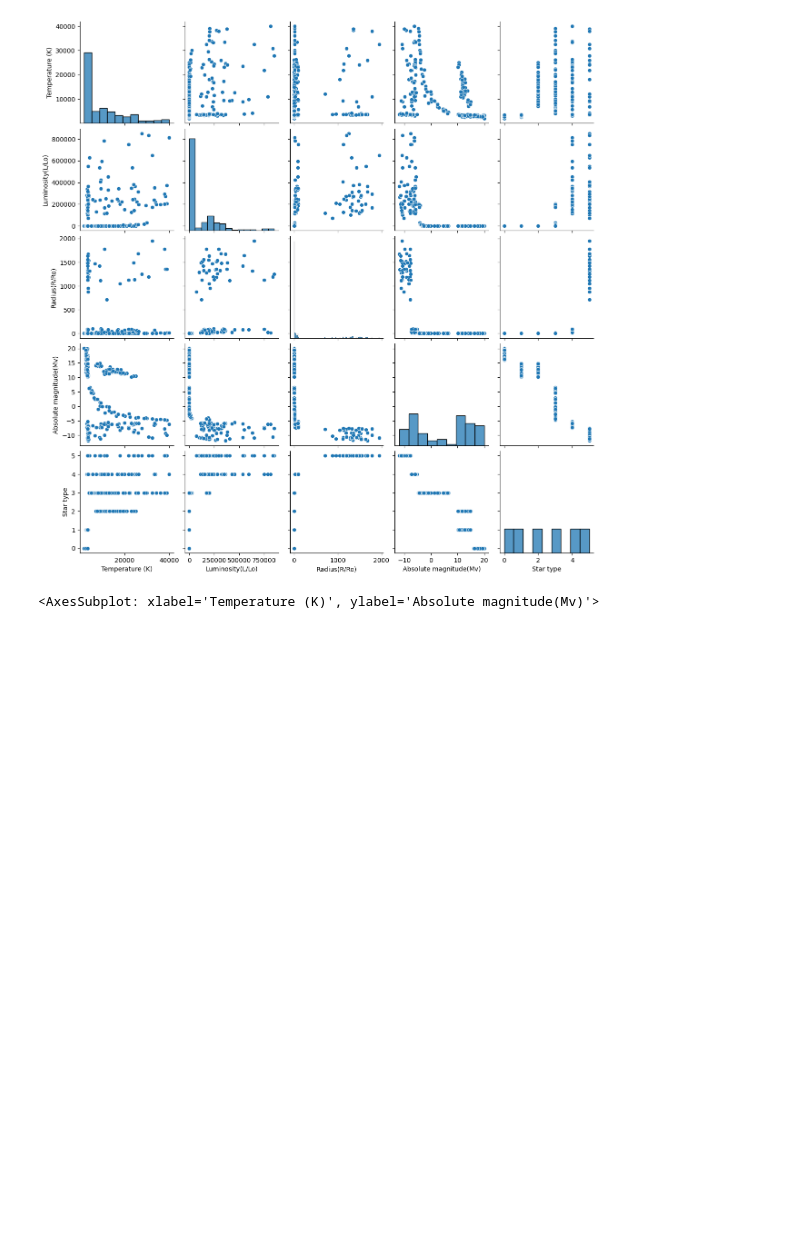
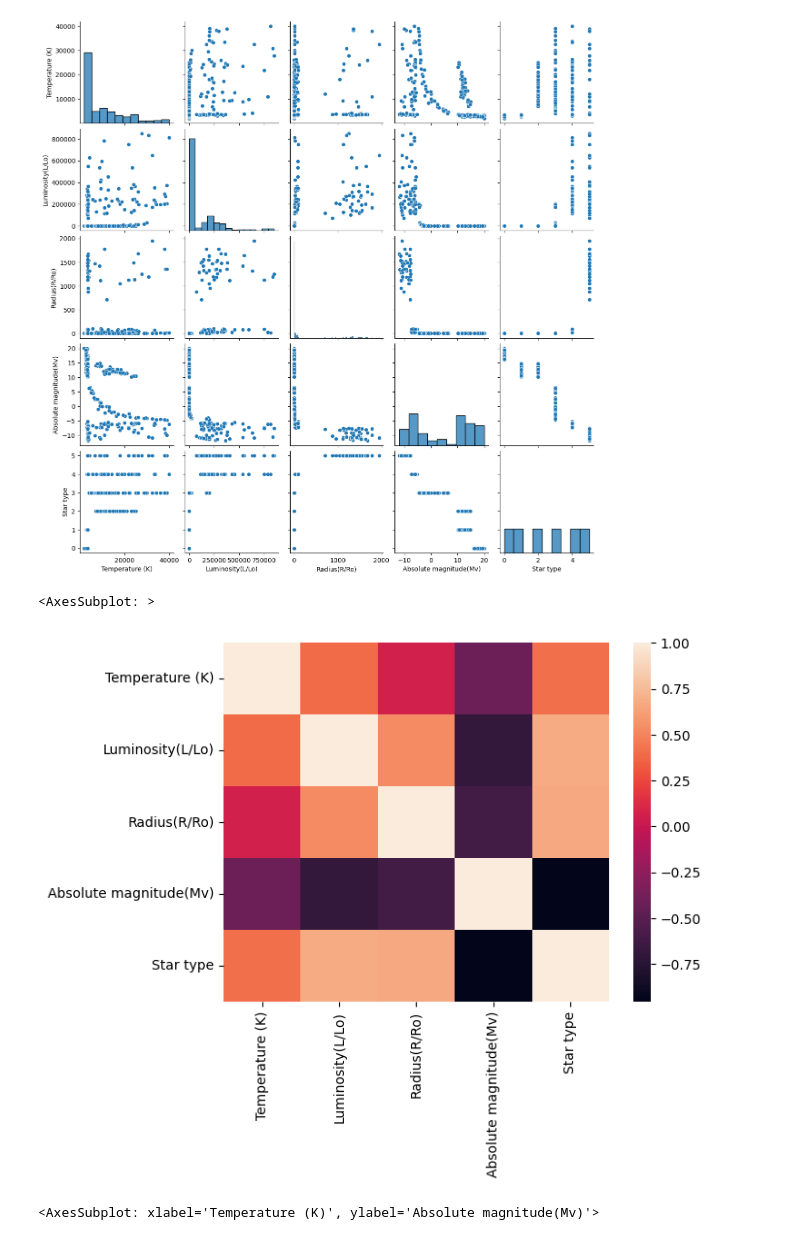
Before and after one commit to iTerminatorX/Stars, a Jupyter notebook: main.ipynb, the cells around one changed output. Saved outputs shown, nothing was run; the diff lists cells and outputs as text; code cells hidden in the pictures; blank space fills up the shorter version.

```diff
--- a/main.ipynb
+++ b/main.ipynb
@@ -56,6 +56,12 @@ sns.pairplot(data=df)
 # %% [output]
 <seaborn.axisgrid.PairGrid at 0x...>
 [figure]
+# %%
+corr_matrix = df.corr()
+sns.heatmap(data=corr_matrix)
+# %% [output]
+<AxesSubplot: >
+[figure, added]
 # %%
 sns.scatterplot(data=df, x='Temperature (K)', y='Absolute magnitude(Mv)', hue='Star type')
 # %% [output]
```
Also changed, not shown: parts of 1 cell of this notebook.
